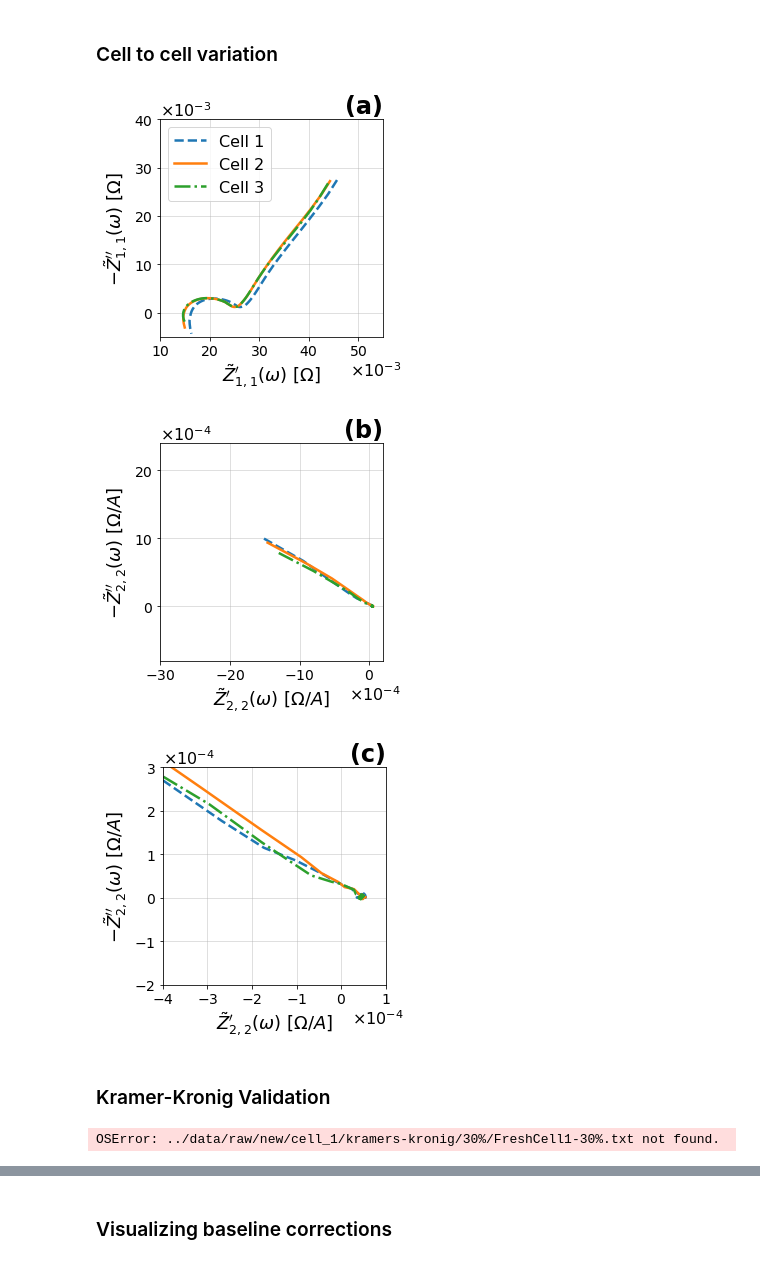
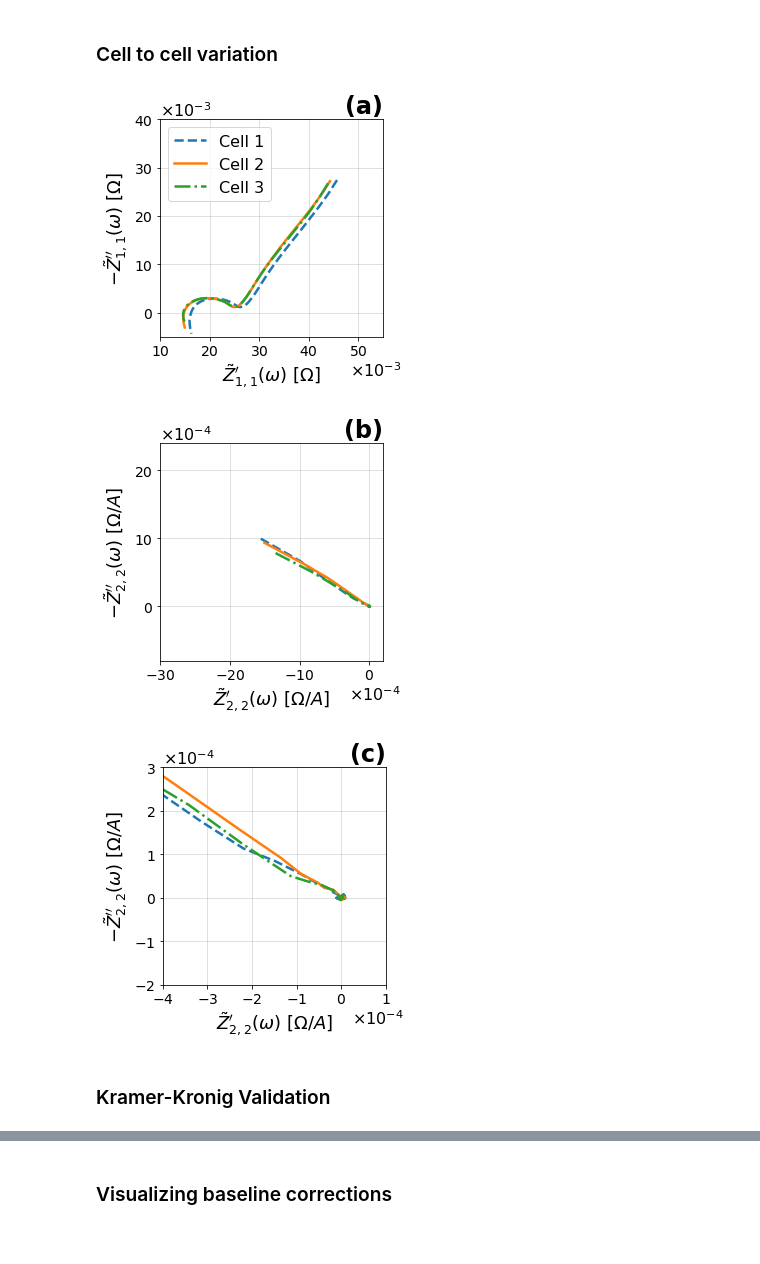
Before and after one commit to mdmurbach/nleis-battery-manuscript, a Jupyter notebook: jupyter/Supplementary Notebook.ipynb, the cells around one changed output, grey strips where cells are left out. Cells and saved outputs as stored; diff of their text form; code cells hidden in the pictures.

Commit message:
fixed environment.yml, updated readme, and made sure notebook runs with new data names

```diff
--- a/jupyter/Supplementary Notebook.ipynb
+++ b/jupyter/Supplementary Notebook.ipynb
@@ -699,44 +699,43 @@ fig2.savefig('../figures/Figure7.png', dpi=300, bbox_inches='tight')
 # %%
 import os
 import numpy as np
 import matplotlib.pyplot as plt
 
 from utilities.plotting import plot_nyquist
 from utilities.analysis import get_impedances
 
 directories = ['../data/raw/new/' + cell for cell in ['cell_1/', 'cell_2/', 'cell_3/']]
 names = ['Cell 1', 'Cell 2', 'Cell 3']
-frequencies, Z1s, Z2s = get_impedances(directories=directories, SoCs=['40'])
+frequencies, Z1s, Z2s = get_impedances(directories=directories, SoCs=['40'],
+                                                 correction=np.complex(4.55540783501e-5, -1.74911871095e-06))
 
 fig1 = plt.figure(1, figsize=(4,4))
 ax1 = fig1.add_subplot(111)
 ax1 = plot_nyquist(fig1, ax1, frequencies, Z1s, 1, '', [[.01,.055],[-.005,.04], -3], names=names)
 ax1.set_title('(a)', weight='bold', family='sans-serif', fontsize=24, loc='right', verticalalignment='baseline')
 
 fig2 = plt.figure(2, figsize=(4,4))
 ax2 = fig2.add_subplot(111)
 ax2 = plot_nyquist(fig2, ax2, frequencies, Z2s, 2, '', [[-30e-4, 2e-4],[-8e-4, 24e-4], -4], mask=mask)
 ax2.set_title('(b)', weight='bold', family='sans-serif', fontsize=24, loc='right', verticalalignment='baseline')
 
 fig3 = plt.figure(3, figsize=(4,4))
 ax3 = fig3.add_subplot(111)
 ax3 = plot_nyquist(fig3, ax3, frequencies, Z2s, 2, '', [[-4e-4, 1e-4],[-2e-4, 3e-4], -4], mask=mask)
 ax3.set_title('(c)', weight='bold', family='sans-serif', fontsize=24, loc='right', verticalalignment='baseline')
 
 plt.show()
 # %% [output]
 [figure]
-[figure, old version]
+[figure, new version]
-[figure, old version]
+[figure, new version]
 # %% [markdown]
 ### Kramer-Kronig Validation
 # %%
-KK_data = np.loadtxt('../data/raw/cell_1/kramers-kronig/30%/FreshCell1-30%.txt', skiprows=1)
+KK_data = np.loadtxt('../data/raw/new/cell_1/kramers-kronig/new_cell_1_10%.txt', skiprows=1)
 res_real = KK_data[:,0]
 res_imag = KK_data[:,1]
 freq = KK_data[:,4]
-# %% [output]
-OSError: ../data/raw/new/cell_1/kramers-kronig/30%/FreshCell1-30%.txt not found.
 # %%
 fig = plt.figure(1, figsize=(6.5,4))
 plt.plot(freq, res_real, 'o', color='#1f77b4', markersize=8, label = "Residual Real")
```
Also changed, not shown: parts of 7 cells of this notebook, 2 other files.
